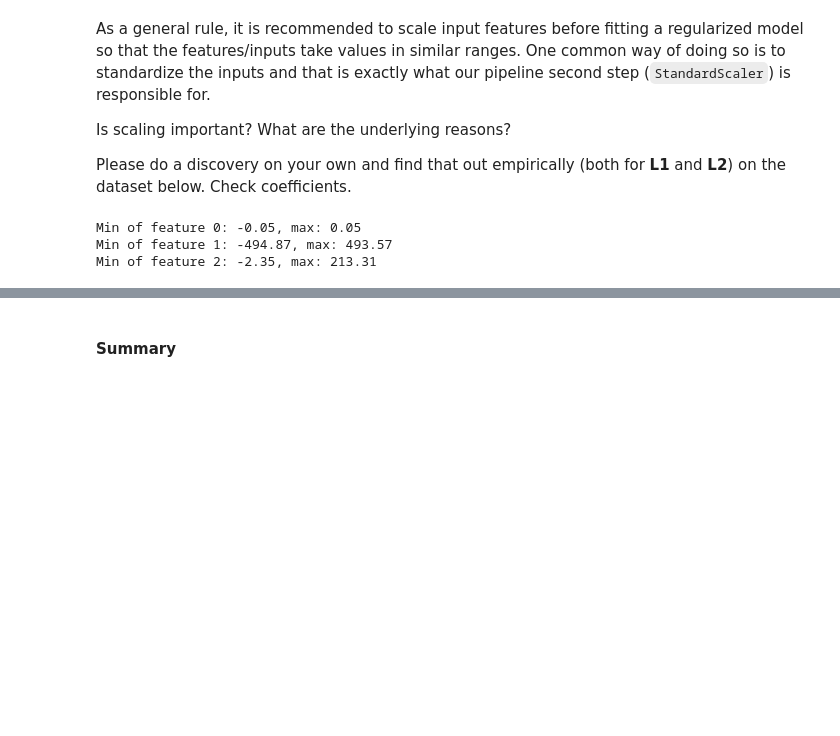
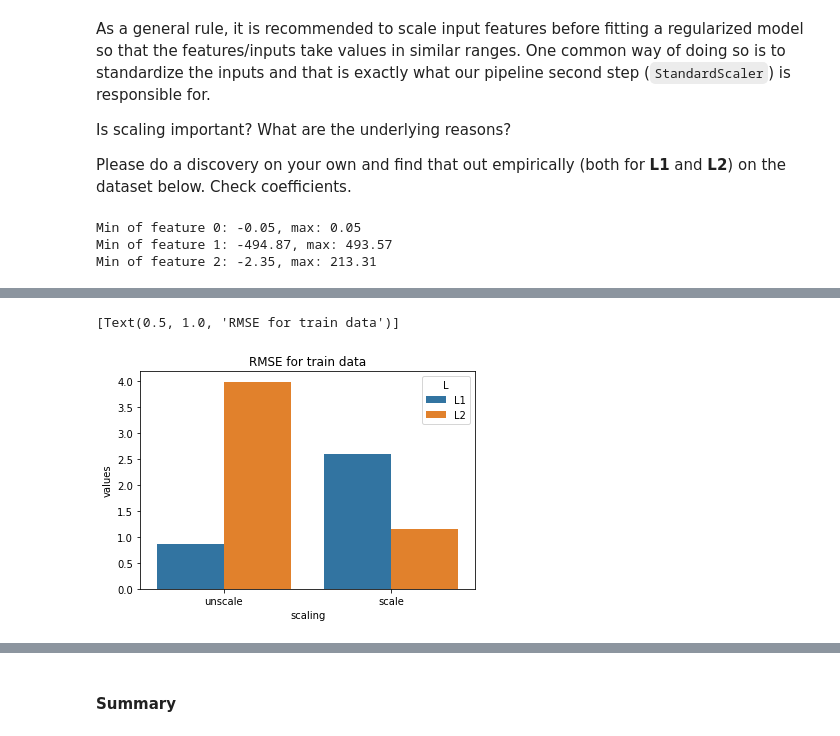
Before and after one commit to slobby/ml_task4, a Jupyter notebook: overfitting_regularization.ipynb, the cells around one changed output, grey strips where cells are left out. Saved outputs shown, nothing was run; the diff lists cells and outputs as text; code cells hidden in the pictures; blank space fills up the shorter version.

```diff
--- a/overfitting_regularization.ipynb
+++ b/overfitting_regularization.ipynb
@@ -325,0 +399,6 @@ Min of feature 2: -2.35, max: 213.31
+# %%
+data = pd.DataFrame({'scaling': ['unscale', 'unscale', 'scale', 'scale'], 'L': ['L1','L2','L1','L2'], 'values':[L1_unscale_rmse_t, L2_unscale_rmse_t, L1_scale_rmse_t, L2_scale_rmse_t]})
+sns.barplot(x='scaling', y='values', hue='L', data=data).set(title='RMSE for train data')
+# %% [output]
+[Text(0.5, 1.0, 'RMSE for train data')]
+[figure, added]
```
Also changed, not shown: parts of 25 cells of this notebook.
